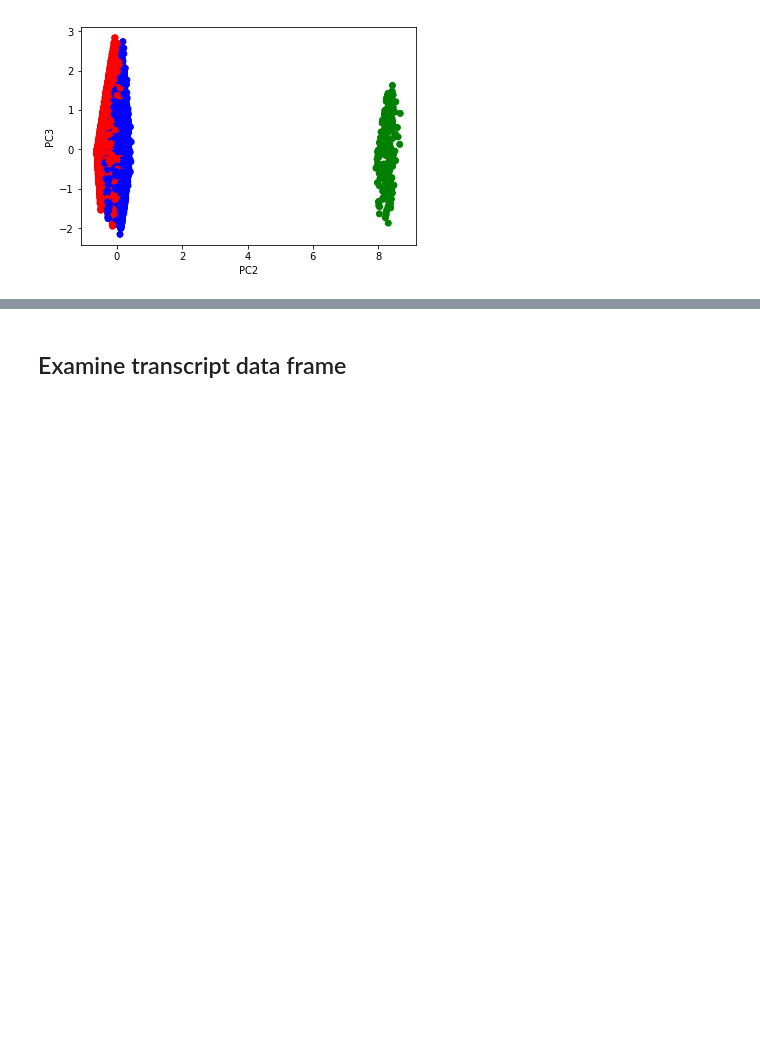
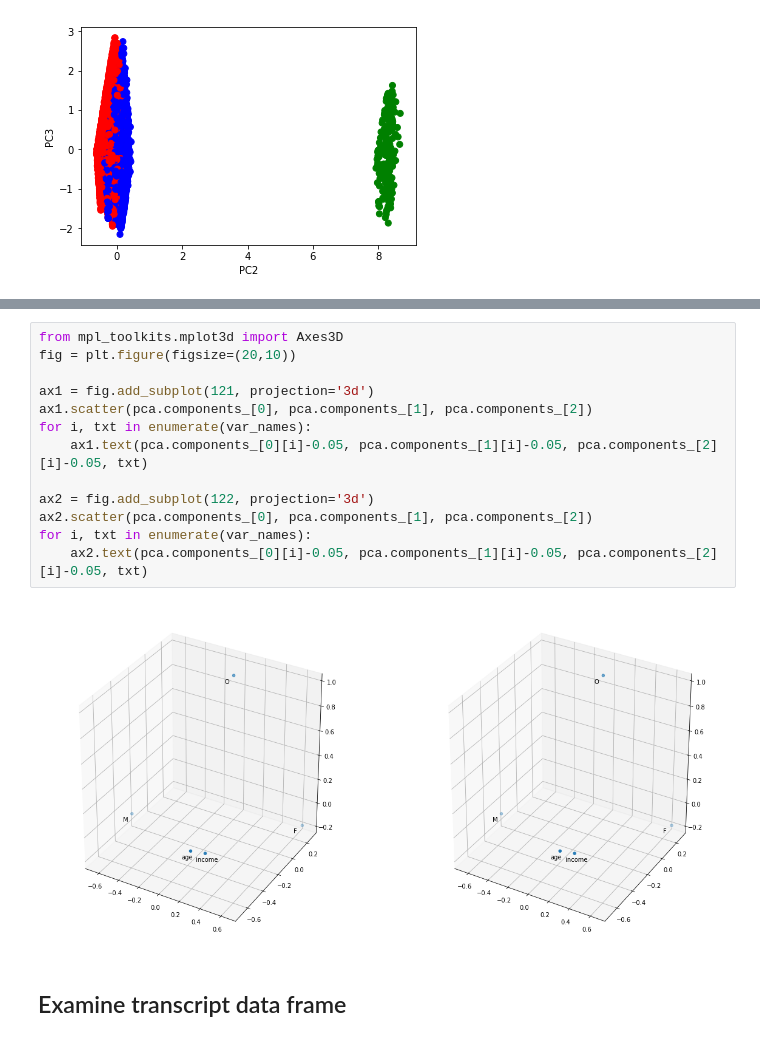
Before and after one commit to a1pat/Starbucks-Capstone, a Jupyter notebook: Starbucks_Capstone_notebook.ipynb, the cells around one changed output, grey strips where cells are left out. Drawn from its saved outputs; the diff is of its cells as text; blank space fills up the shorter version.

```diff
--- a/Starbucks_Capstone_notebook.ipynb
+++ b/Starbucks_Capstone_notebook.ipynb
@@ -585,3 +622,18 @@ plt.ylabel('PC3');
+# %%
+from mpl_toolkits.mplot3d import Axes3D
+fig = plt.figure(figsize=(20,10))
+
+ax1 = fig.add_subplot(121, projection='3d')
+ax1.scatter(pca.components_[0], pca.components_[1], pca.components_[2])
+for i, txt in enumerate(var_names):
+    ax1.text(pca.components_[0][i]-0.05, pca.components_[1][i]-0.05, pca.components_[2][i]-0.05, txt)
+
+ax2 = fig.add_subplot(122, projection='3d')
+ax2.scatter(pca.components_[0], pca.components_[1], pca.components_[2])
+for i, txt in enumerate(var_names):
+    ax2.text(pca.components_[0][i]-0.05, pca.components_[1][i]-0.05, pca.components_[2][i]-0.05, txt)
+# %% [output]
+[figure, added]
 # %% [markdown]
 ## Examine transcript data frame
 # %%
```
Also changed, not shown: parts of 28 cells of this notebook.
